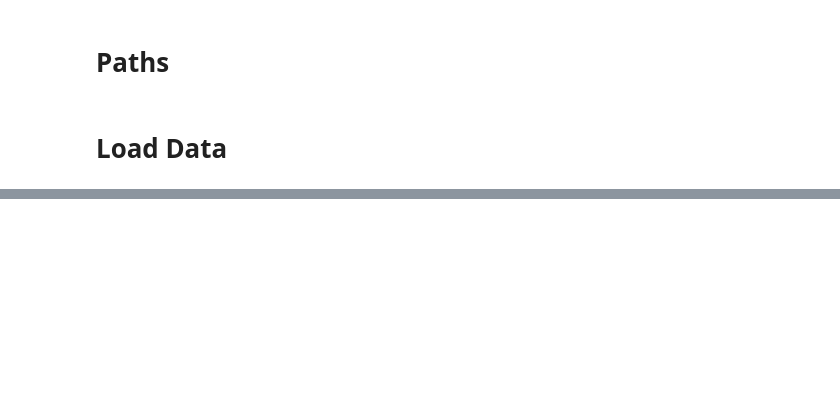
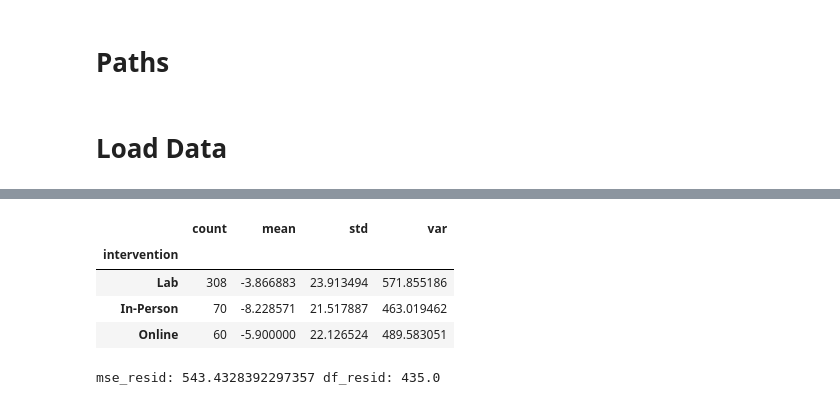
Before and after one commit to robertdcarlisle/2026-Summer-Bridge, a Jupyter notebook: notebooks/analysis.ipynb, the cells around one changed output, grey strips where cells are left out. Saved outputs shown, nothing was run; the diff lists cells and outputs as text; code cells hidden in the pictures; blank space fills up the shorter version.

```diff
--- a/notebooks/analysis.ipynb
+++ b/notebooks/analysis.ipynb
@@ -54,0 +272,5 @@ df.head()
+# %%
+# test whether missingness is predictable (logit)
+df['missing'] = df['BM1_gain_score'].isna().astype(int)
+m = smf.logit('missing ~ pretest_score + ly_math_AASA_score + C(intervention)', data=df).fit(disp=False)
+print(m.summary())
@@ -54,0 +295,16 @@ df.head()
+# %%
+# 2) Group counts and spread
+df.groupby('intervention')['BM1_gain_score'].agg(['count','mean','std','var'])
+# %% [output]
+|  | count | mean | std | var |
+| intervention |  |  |  |  |
+| Lab | 308 | -3.866883 | 23.913494 | 571.855186 |
+| In-Person | 70 | -8.228571 | 21.517887 | 463.019462 |
+| Online | 60 | -5.900000 | 22.126524 | 489.583051 |
+# %%
+# 3) Simple one-way ANOVA residual info
+import statsmodels.formula.api as smf
+m = smf.ols("BM1_gain_score ~ C(intervention)", data=df.dropna(subset=['BM1_gain_score','intervention'])).fit()
+print("mse_resid:", m.mse_resid, "df_resid:", m.df_resid)
+# %% [output]
+mse_resid: 543.4328392297357 df_resid: 435.0
```
Also changed, not shown: parts of 30 cells of this notebook.
